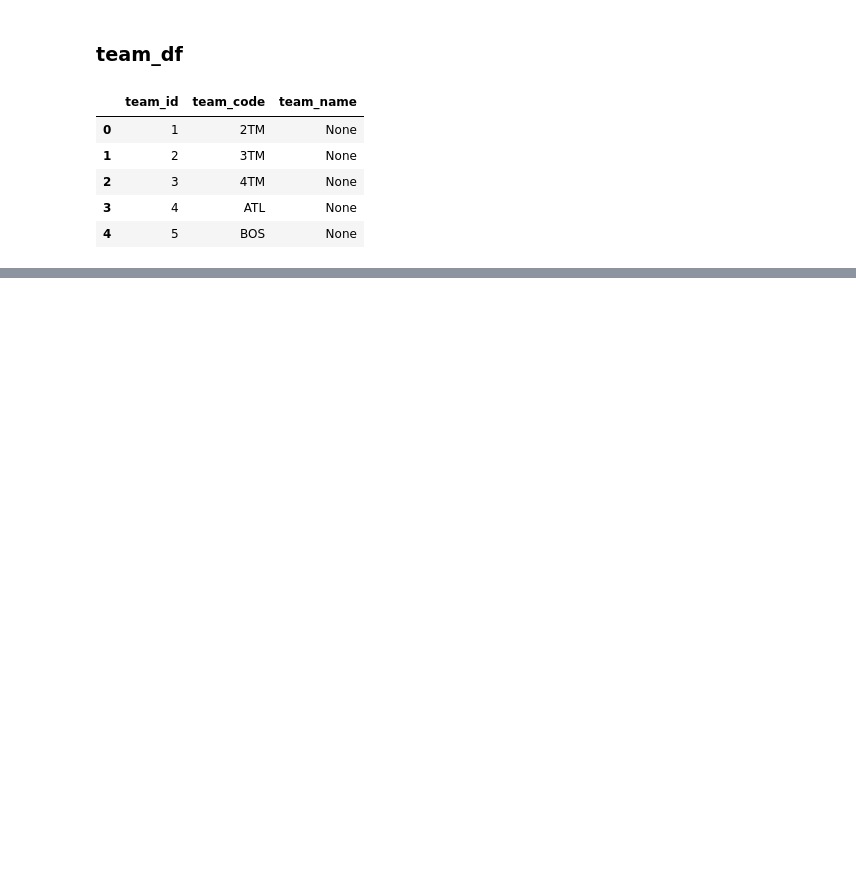
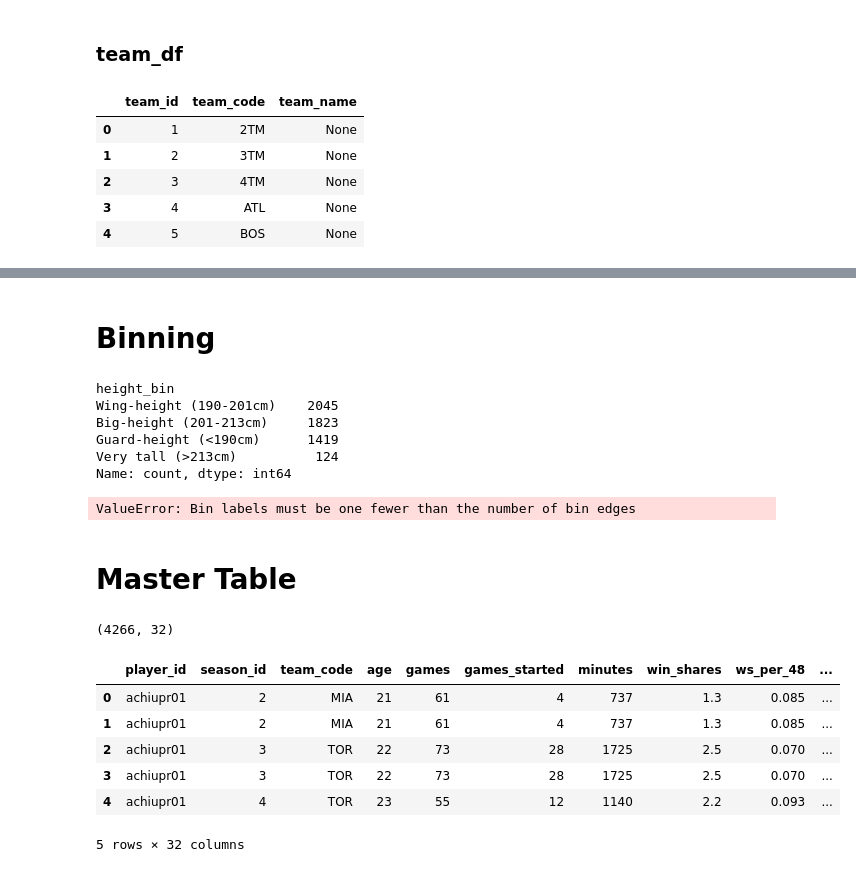
Before and after one commit to pxsa/NBA-Analysis, a Jupyter notebook: preprocessing/preprocessing.ipynb, the cells around one changed output, grey strips where cells are left out. Saved outputs shown, nothing was run; the diff lists cells and outputs as text; code cells hidden in the pictures; blank space fills up the shorter version.

```diff
--- a/preprocessing/preprocessing.ipynb
+++ b/preprocessing/preprocessing.ipynb
@@ -193,0 +608,5 @@ team_df.head()
+# %%
+player_season_stats_df['innate_ability'] = (
+    player_season_stats_df['experience'] / player_season_stats_df['age']
+)
+player_season_stats_df[['player_id', 'season_id', 'age', 'experience', 'innate_ability']].head()
@@ -193,0 +620,59 @@ team_df.head()
+# %%
+mvp_award_df['is_mvp_candidate'] = True  # presence in this table already means they got votes
+champion_team_player_df['is_champion'] = True
+# %% [markdown]
+# Binning
+# %%
+height_bins = [0, 190, 201, 213, 300]
+height_labels = ['Guard-height (<190cm)', 'Wing-height (190-201cm)', 'Big-height (201-213cm)', 'Very tall (>213cm)']
+
+player_df['height_bin'] = pd.cut(player_df['height_cm'], bins=height_bins, labels=height_labels)
+print(player_df['height_bin'].value_counts())
+# %% [output]
+height_bin
+Wing-height (190-201cm)    2045
+Big-height (201-213cm)     1823
+Guard-height (<190cm)      1419
+Very tall (>213cm)          124
+Name: count, dtype: int64
+# %%
+player_season_stats_df['experience_qbin'] = pd.qcut(
+    player_season_stats_df['experience'], q=4, labels=['Rookie-tier', 'Developing', 'Prime', 'Veteran'], duplicates='drop'
+)
+print(player_season_stats_df['experience_qbin'].value_counts())
+# %% [output]
+ValueError: Bin labels must be one fewer than the number of bin edges
+# %% [markdown]
+# Master Table
+# %%
+master_df = (
+    player_season_stats_df
+    .merge(player_df.drop(columns=['height_m']), on='player_id', how='left')
+    .merge(player_position_df, on='player_id', how='left')
+    .merge(positions_df, on='position_id', how='left')
+    .merge(
+        mvp_award_df[['player_id', 'season_id', 'mvp_rank', 'mvp_share', 'is_mvp_candidate']],
+        on=['player_id', 'season_id'], how='left'
+    )
+    .merge(
+        champion_team_player_df[['player_id', 'season_id', 'team_code', 'is_champion']],
+        on=['player_id', 'season_id', 'team_code'], how='left'
+    )
+    .merge(season_df, on='season_id', how='left')
+)
+
+# fill the join-created NaNs for the boolean flags with False (they mean "not a candidate / not a champion that season")
+master_df['is_mvp_candidate'] = master_df['is_mvp_candidate'].fillna(False)
+master_df['is_champion'] = master_df['is_champion'].fillna(False)
+
+print(master_df.shape)
+master_df.head()
+# %% [output]
+(4266, 32)
+|  | player_id | season_id | team_code | age | games | games_started | minutes | win_shares | ws_per_48 | ... |
+| 0 | achiupr01 | 2 | MIA | 21 | 61 | 4 | 737 | 1.3 | 0.085 | ... |
+| 1 | achiupr01 | 2 | MIA | 21 | 61 | 4 | 737 | 1.3 | 0.085 | ... |
+| 2 | achiupr01 | 3 | TOR | 22 | 73 | 28 | 1725 | 2.5 | 0.070 | ... |
+| 3 | achiupr01 | 3 | TOR | 22 | 73 | 28 | 1725 | 2.5 | 0.070 | ... |
+| 4 | achiupr01 | 4 | TOR | 23 | 55 | 12 | 1140 | 2.2 | 0.093 | ... |
+5 rows × 32 columns
```
Also changed, not shown: parts of 43 cells of this notebook, 1 other file.
